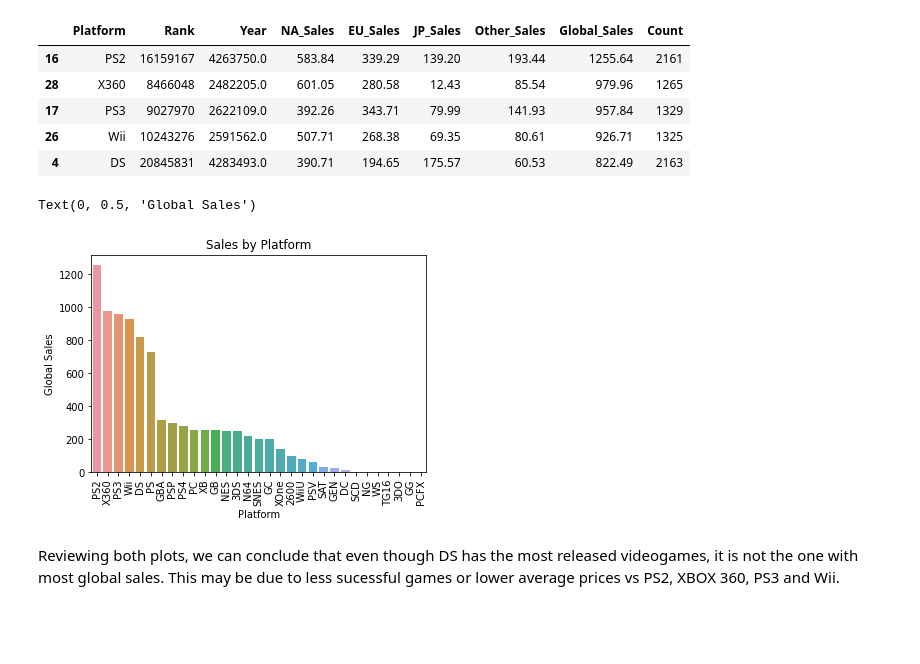
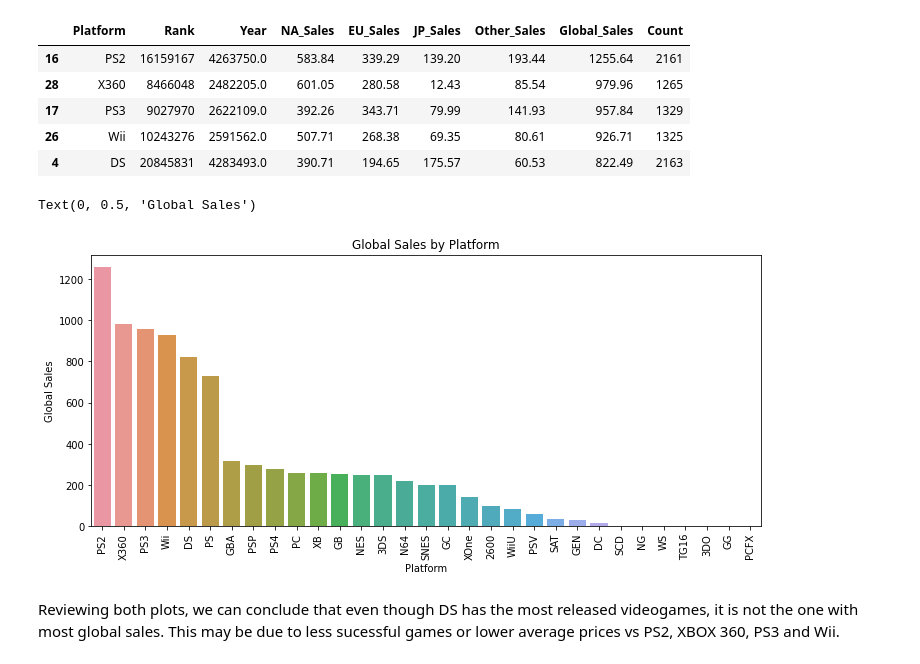
Before and after one commit to albertopformoso/Videogame-Sales-Predictions, a Jupyter notebook: main.ipynb, the cells around one changed output. Saved outputs shown, nothing was run; the diff lists cells and outputs as text; code cells hidden in the pictures; blank space fills up the shorter version.

```diff
--- a/main.ipynb
+++ b/main.ipynb
@@ -185,8 +187,8 @@ Text(0, 0.5, '# Videogames')
 # %% [markdown]
 As the graph shows, we can tell that the Platforms with most released videogames by far are Nintendo DS and PlayStation 2, with more than 2,000 each.
 # %%
-gsales_by_platform = by_platform.sort_values(by='Global_Sales', ascending=False)
-gsales_by_platform.head()
+g_sales_by_platform = by_platform.sort_values(by='Global_Sales', ascending=False) #Here we sort the platforms by Global Sales
+g_sales_by_platform.head()
 # %% [output]
 |  | Platform | Rank | Year | NA_Sales | EU_Sales | JP_Sales | Other_Sales | Global_Sales | Count |
 | 16 | PS2 | 16159167 | 4263750.0 | 583.84 | 339.29 | 139.20 | 193.44 | 1255.64 | 2161 |
@@ -195,12 +197,14 @@ gsales_by_platform.head()
 | 26 | Wii | 10243276 | 2591562.0 | 507.71 | 268.38 | 69.35 | 80.61 | 926.71 | 1325 |
 | 4 | DS | 20845831 | 4283493.0 | 390.71 | 194.65 | 175.57 | 60.53 | 822.49 | 2163 |
 # %%
-b = sns.barplot(x='Platform', y='Global_Sales', data=gsales_by_platform)
-plt.title('Sales by Platform')
+fig_dims = (12, 5)
+fig, ax = plt.subplots(figsize=fig_dims)
+b = sns.barplot(x='Platform', y='Global_Sales', data=g_sales_by_platform)
+plt.title('Global Sales by Platform')
 plt.xticks(rotation=90)
 plt.ylabel('Global Sales')
 # %% [output]
 Text(0, 0.5, 'Global Sales')
-[figure, old version]
+[figure, new version]
 # %% [markdown]
 Reviewing both plots, we can conclude that even though DS has the most released videogames, it is not the one with most global sales. This may be due to less sucessful games or lower average prices vs PS2, XBOX 360, PS3 and Wii.
```
Also changed, not shown: parts of 20 cells of this notebook.
